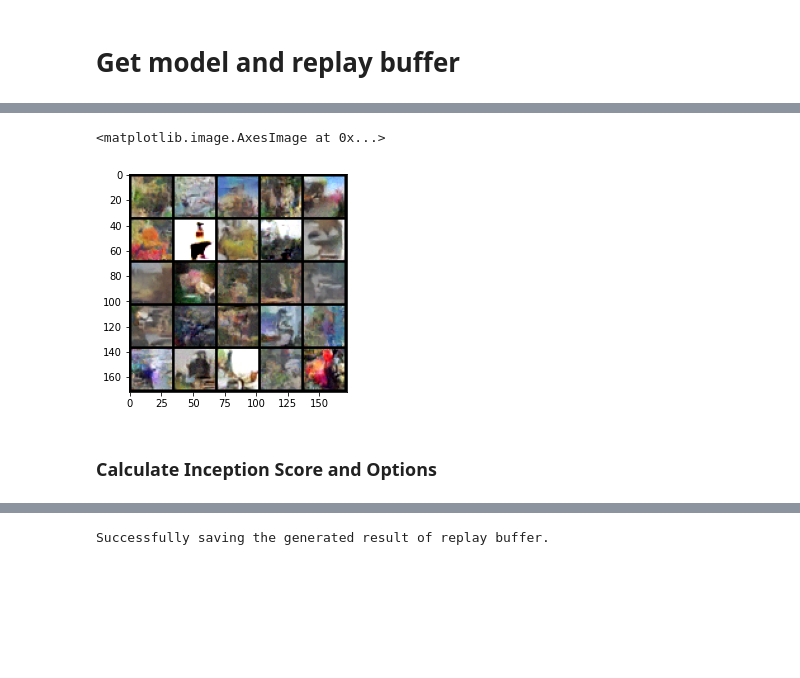
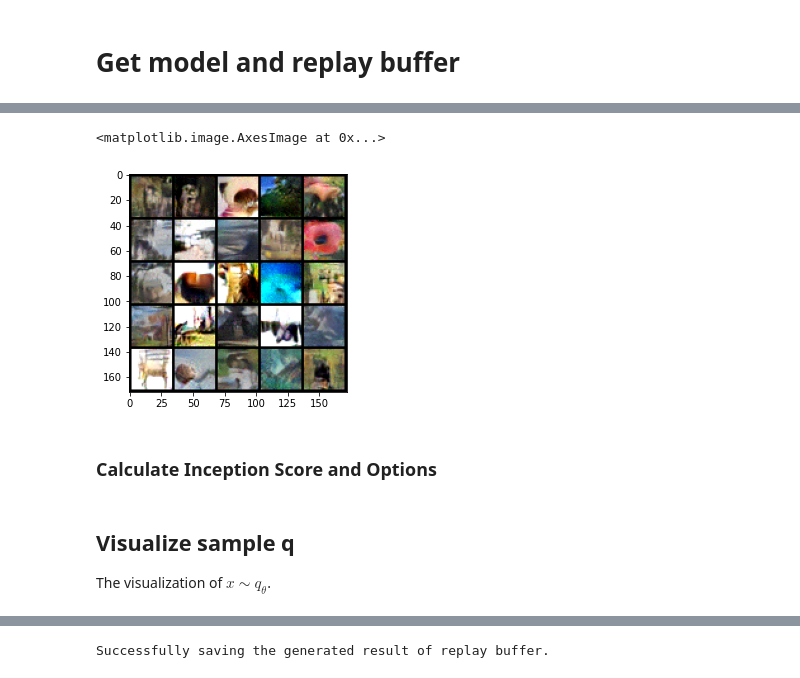
Before and after one commit to ljrprocc/EBKD, a Jupyter notebook: plot_energy_distribution.ipynb, the cells around one changed output, grey strips where cells are left out. Cells and saved outputs as stored; diff of their text form; code cells hidden in the pictures; blank space fills up the shorter version.

```diff
--- a/plot_energy_distribution.ipynb
+++ b/plot_energy_distribution.ipynb
@@ -15,24 +17,24 @@ img_samples  res_epoch_150.pts
 # %%
 import matplotlib.pyplot as plt
 import torchvision.utils as vutils
-model = model_dict['resnet32x4'](num_classes=100)
+model = model_dict['resnet20x10'](num_classes=100)
 model = model_dict['Score'](model, n_cls=100)
-save_path = '/data/lijingru/EBKD/save/student_model/resnet110_cifar100_lr_0.0001_decay_0.0_buffer_size20000_lpx_1.0_lpxy_1.0_energy_mode_mcmc_trial_1/'
+save_path = '/data/lijingru/EBKD/save/student_model/resnet20x10_cifar100_lr_0.0001_decay_0.0_buffer_size_10000_lpx_0.0_lpxy_1.0_energy_mode_mcmc_step_size_1.0_trial_1_res_cls_mode_cls/'
 ckpt_dict = torch.load(save_path + 'res_epoch_150.pts')
 model.load_state_dict(ckpt_dict["model_state_dict"])
 replay_buffer = ckpt_dict["replay_buffer"]
 sqrt = lambda x: int(torch.sqrt(torch.tensor([x])))
 plot = lambda x: vutils.make_grid(torch.clamp(x, -1, 1), normalize=True, nrow=sqrt(x.size(0)))
 buffer_size = len(replay_buffer)
 inds = torch.randint(0, buffer_size, (25,))
 sampled = replay_buffer[inds]
 imgs = plot(sampled)
 img = np.transpose(imgs, (1,2,0))
 plt.figure(10)
 plt.imshow(img)
 # %% [output]
 <matplotlib.image.AxesImage at 0x...>
-[figure, old version]
+[figure, new version]
 # %% [markdown]
 ### Calculate Inception Score and Options
 # %%
@@ -54,0 +65,3 @@ class Options:
+# %% [markdown]
+## Visualize sample q
+The visualization of $x \sim q_{\theta}$.
```
Also changed, not shown: parts of 14 cells of this notebook, 11 other files.
